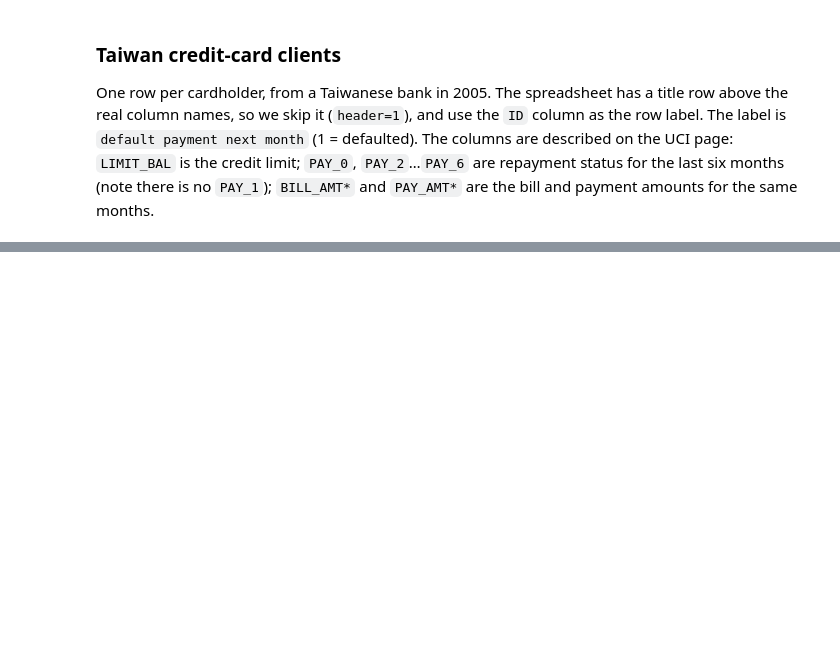
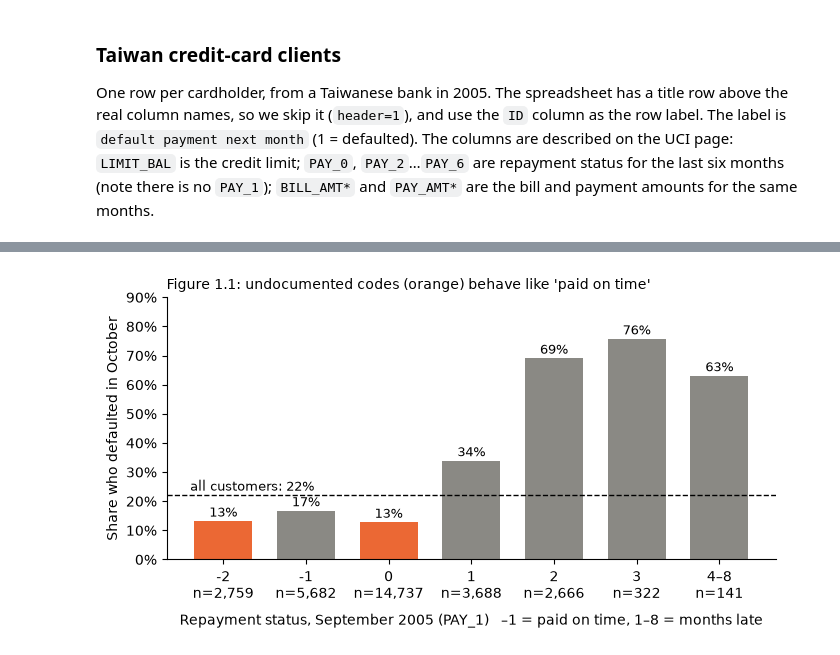
Before and after one commit to Oscar339/dst-sprint0, a Jupyter notebook: report/01-Introduction.ipynb, the cells around one changed output, grey strips where cells are left out. Drawn from its saved outputs; the diff is of its cells as text; code cells hidden in the pictures; blank space fills up the shorter version.

```diff
--- a/report/01-Introduction.ipynb
+++ b/report/01-Introduction.ipynb
@@ -150,0 +199,9 @@ print("Both datasets loaded as expected.")
+# %%
+clean = clean.rename(columns={"PAY_0": "PAY_1"})
+
+print("before:", clean["EDUCATION"].value_counts().sort_index().to_dict(),
+      clean["MARRIAGE"].value_counts().sort_index().to_dict())
+clean["EDUCATION"] = clean["EDUCATION"].replace({0: 4, 5: 4, 6: 4})
+clean["MARRIAGE"] = clean["MARRIAGE"].replace({0: 3})
+print("after: ", clean["EDUCATION"].value_counts().sort_index().to_dict(),
+      clean["MARRIAGE"].value_counts().sort_index().to_dict())
@@ -150,0 +219,30 @@ print("Both datasets loaded as expected.")
+# %%
+status = clean["PAY_1"].clip(upper=4)          # 4-8 are rare: merge into one bar
+by_code = clean.groupby(status)[Y].agg(rate="mean", n="size")
+labels = [f"{k if k < 4 else '4–8'}\nn={n:,}" for k, n in by_code["n"].items()]
+undocumented = by_code.index.isin([-2, 0])
+
+ORANGE, GREY = "#eb6834", "#8a8984"
+fig, ax = plt.subplots(figsize=(7, 3.8))
+ax.bar(labels, by_code["rate"], width=0.7,
+       color=[ORANGE if u else GREY for u in undocumented])
+ax.axhline(clean[Y].mean(), color="black", lw=1, ls="--")
+ax.text(-0.4, clean[Y].mean() + 0.015,
+        f"all customers: {clean[Y].mean():.0%}", ha="left", fontsize=9)
+
+for i, rate in enumerate(by_code["rate"]):
+    ax.text(i, rate + 0.015, f"{rate:.0%}", ha="center", fontsize=9)
+
+ax.set_xlabel("Repayment status, September 2005 (PAY_1)   "
+              "–1 = paid on time, 1–8 = months late", labelpad=8)
+ax.set_ylabel("Share who defaulted in October")
+ax.set_ylim(0, 0.9)
+ax.yaxis.set_major_formatter(lambda v, _: f"{v:.0%}")
+ax.spines[["top", "right"]].set_visible(False)
+ax.set_title("Figure 1.1: undocumented codes (orange) behave like 'paid on time'",
+             loc="left", fontsize=10)
+fig.tight_layout()
+fig.savefig(OUTPUT / "fig1-1-default-by-status.png", dpi=150)
+plt.show()
+# %% [output]
+[figure, added]
```
Also changed, not shown: parts of 16 cells of this notebook, 9 other files.
